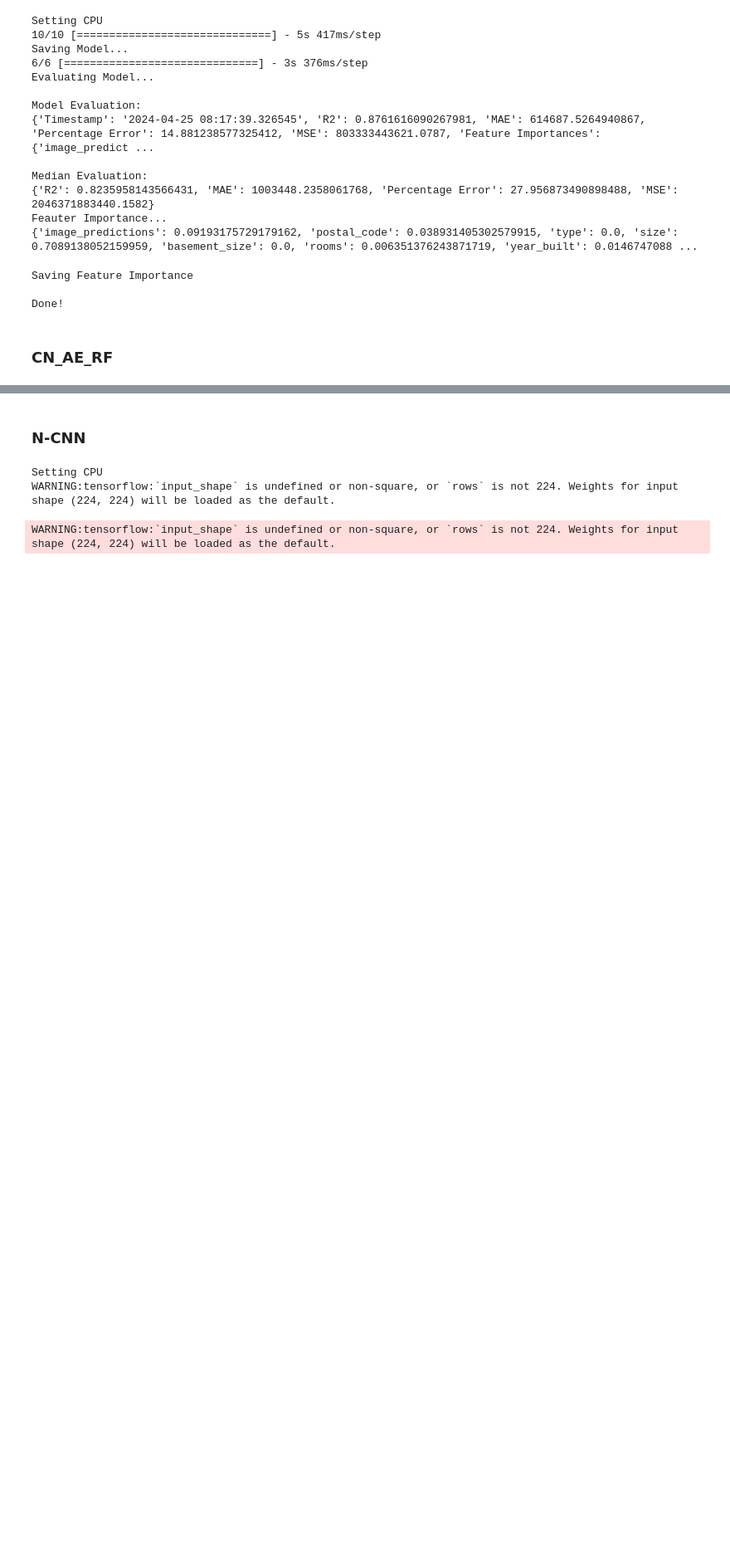
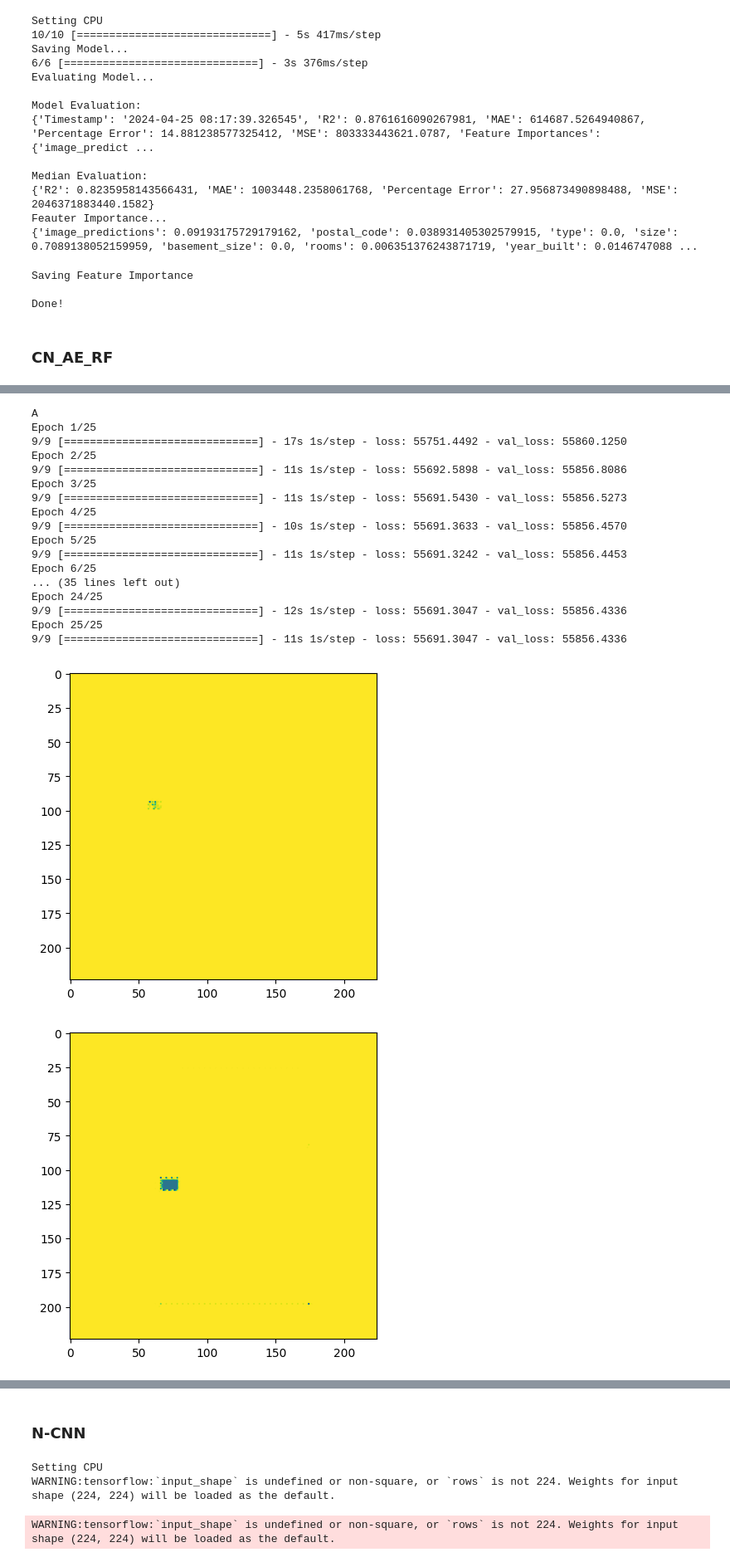
Before and after one commit to besplago/thesis-house-price-estimation, a Jupyter notebook: train_eval_models.ipynb, the cells around one changed output, grey strips where cells are left out. Shown at 83% size. Saved outputs shown, nothing was run; the diff lists cells and outputs as text; code cells hidden in the pictures; blank space fills up the shorter version.

```diff
--- a/train_eval_models.ipynb
+++ b/train_eval_models.ipynb
@@ -704,0 +670,27 @@ Epoch 10/10
+# %%
+from models import autoEncoder
+auto_encoder = autoEncoder(train2_images)
+for i in range(5):
+  decoded = auto_encoder.call(np.expand_dims(train2_images[i], axis=0))
+  plt.imshow(tf.squeeze(decoded))
+  plt.show()
+# %% [output]
+A
+Epoch 1/25
+9/9 [==============================] - 17s 1s/step - loss: 55751.4492 - val_loss: 55860.1250
+Epoch 2/25
+9/9 [==============================] - 11s 1s/step - loss: 55692.5898 - val_loss: 55856.8086
+Epoch 3/25
+9/9 [==============================] - 11s 1s/step - loss: 55691.5430 - val_loss: 55856.5273
+Epoch 4/25
+9/9 [==============================] - 10s 1s/step - loss: 55691.3633 - val_loss: 55856.4570
+Epoch 5/25
+9/9 [==============================] - 11s 1s/step - loss: 55691.3242 - val_loss: 55856.4453
+Epoch 6/25
+... (35 lines left out)
+Epoch 24/25
+9/9 [==============================] - 12s 1s/step - loss: 55691.3047 - val_loss: 55856.4336
+Epoch 25/25
+9/9 [==============================] - 11s 1s/step - loss: 55691.3047 - val_loss: 55856.4336
+[figure, added]
+[figure, added]
```
Also changed, not shown: parts of 5 cells of this notebook, 1 other file.
